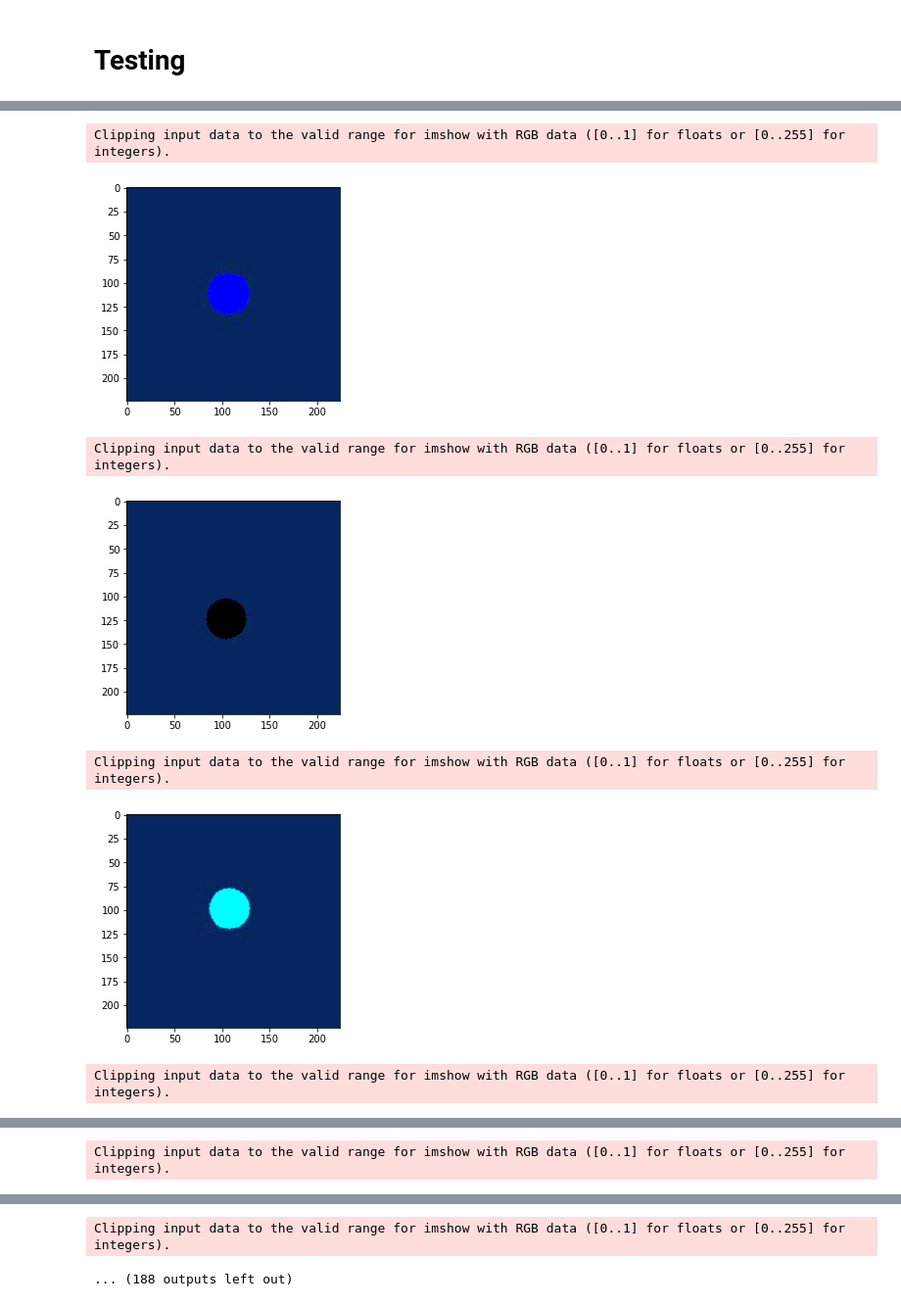
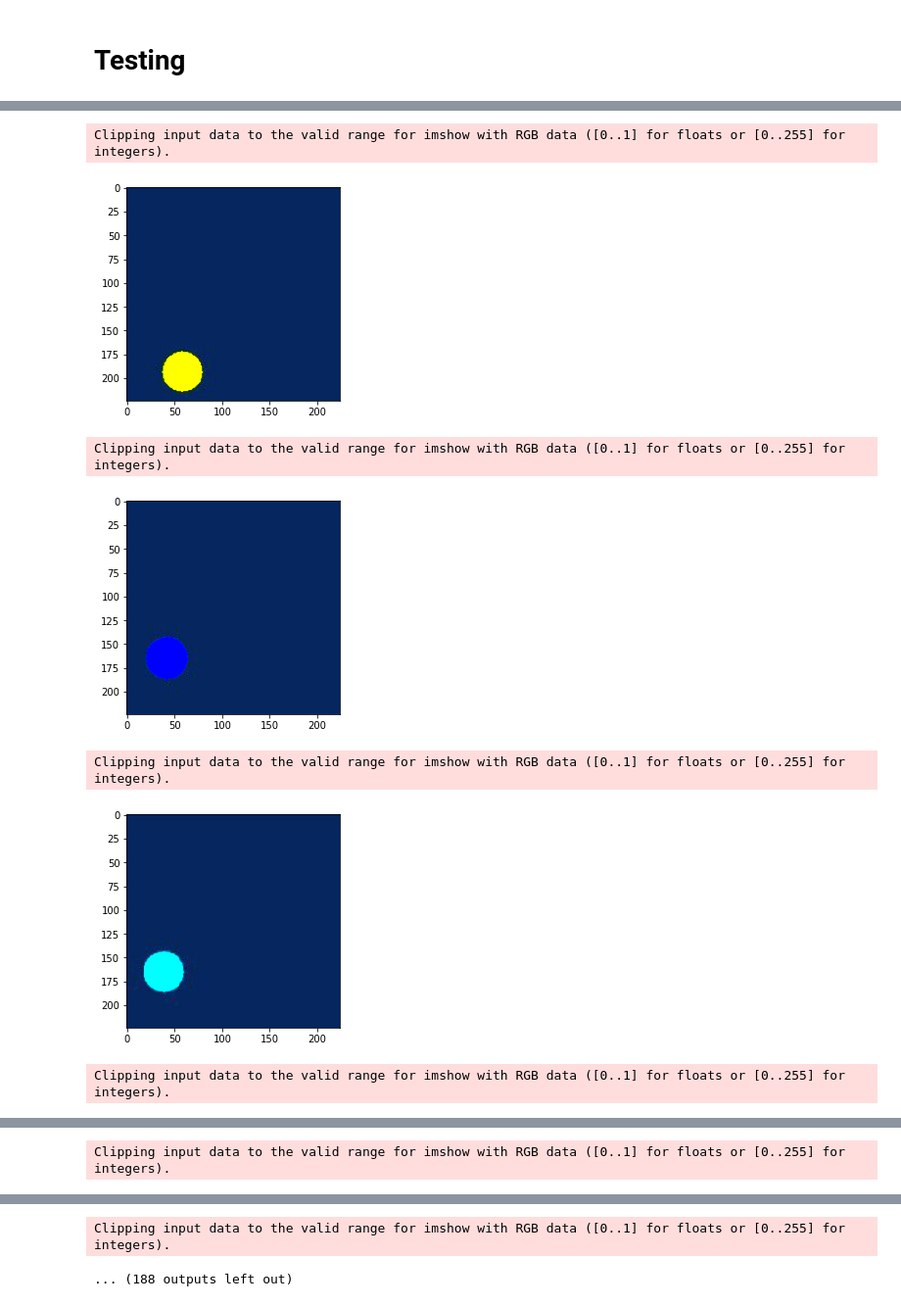
Before and after one commit to AntoineSueur/Brain-ML, a Jupyter notebook: Feature_Extraction.ipynb, the cells around one changed output, grey strips where cells are left out. Shown at 98% size. Drawn from its saved outputs; the diff is of its cells as text; code cells hidden in the pictures.

```diff
--- a/Feature_Extraction.ipynb
+++ b/Feature_Extraction.ipynb
@@ -279,12 +271,14 @@ def train(n_hidden, l1, dataset):
             #plt.scatter(x_embedded[:, 0], x_embedded[:, 1])
             #plt.show()
 
-    #hist = torch.histc(auto_encoder.encoder.weight)
-    #inf = torch.min(auto_encoder.encoder.weight.detach())
-    #sup = torch.max(auto_encoder.encoder.weight.detach())
-    #plt.plot(list(np.linspace(inf, sup, 100)), hist.detach().numpy())
-    #plt.title("n_hidden : {0}, l1_reg : {1}".format(n_hidden, l1))
-    #plt.show()
+    hist = torch.histc(auto_encoder.encoder.weight)
+    inf = torch.min(auto_encoder.encoder.weight.detach())
+    sup = torch.max(auto_encoder.encoder.weight.detach())
+    print("n_hidden : {0}, l1_reg : {1}".format(n_hidden, l1))
+    plt.xlabel('Weight values')
+    plt.ylabel('Counts')
+    plt.plot(list(np.linspace(inf, sup, 100)), hist.detach().numpy())
+    plt.show()
     return auto_encoder
 # %% [markdown]
 # Autoassociative memory - Hopfield Network - BCPNN
@@ -347,15 +341,17 @@ def calculate_weights(learning_samples, hypercolumn_size):
 
     return w, bias
 
-def softmax(x, temperature):
-    return np.exp(x)/np.expand_dims(np.sum(np.exp(x), axis = 1), axis = 1)
+def softmax(x, temperature = 1):
+    return np.exp(x/temperature)/np.expand_dims(np.sum(np.exp(x/temperature), axis = 1), axis = 1)
 
-def recall(x):
+def recall(x, epsilon = 250):
     nb_intervals = percentiles.shape[0] - 1
 
-    for i in range(3):
+    x_prev = np.random.random(x.shape)
+    while(np.linalg.norm(x - x_prev) > epsilon):
+        print(np.linalg.norm(x - x_prev), epsilon)
+        x_prev = x
         x = np.dot(x, w) + bias
-
         for j in range(0,x.shape[1], nb_intervals):
             x[:, j:j+nb_intervals] = softmax(x[:, j:j+nb_intervals] - np.expand_dims(np.amax(x[:, j:j+nb_intervals], axis=1), axis = 1), temperature = 1)
 
@@ -479,14 +477,14 @@ Final MSE :  tensor(0.0189, grad_fn=<MseLossBackward>)
 
 """x_embedded = TSNE(n_components=2).fit_transform(captions_train.numpy())
 plt.scatter(x_embedded[:, 0], x_embedded[:, 1])
-plt.show()"""
+plt.show()
 
 x_embedded = TSNE(n_components=2).fit_transform(dataset.numpy())
 plt.scatter(x_embedded[:, 0], x_embedded[:, 1])
 plt.show()
 
-"""for n_hidden, l1 in itertools.product([100,1300,3000],[0,1e-5]):
-    train(n_hidden, l1)
+for n_hidden, l1 in itertools.product([100,1300,3000],[0,1e-5]):
+    train(n_hidden, l1, dataset)
 
 hist = torch.histc(auto_encoder.encoder.weight)
 inf = torch.min(auto_encoder.encoder.weight.detach())
@@ -604,25 +624,25 @@ ValueError: Incorrect number of features. Got 1300 features, expected 8000
 # %%
 # Visualize cluster content
 
 images = sorted(os.listdir('./Data/Circle_Dataset/train/images/'))
 
 y_kmeans = k_means.predict(output)
-ix = np.isin(y_kmeans, 4)
+ix = np.isin(y_kmeans, 3)
 mask = np.where(ix)
 
 for i, (image, label) in enumerate(tqdm(dataloaders['train'])):
     out = torchvision.utils.make_grid(image)
 
     if(i in list(mask[0])):
         out =  np.swapaxes(np.swapaxes(out,0,1),1,2)
         plt.imshow(out)
         plt.show()
 # %% [output]
 [interactive output not drawn]
 Clipping input data to the valid range for imshow with RGB data ([0..1] for floats or [0..255] for integers).
-[figure, old version]
+[figure, new version]
 Clipping input data to the valid range for imshow with RGB data ([0..1] for floats or [0..255] for integers).
-[figure, old version]
+[figure, new version]
 Clipping input data to the valid range for imshow with RGB data ([0..1] for floats or [0..255] for integers).
-[figure, old version]
+[figure, new version]
 Clipping input data to the valid range for imshow with RGB data ([0..1] for floats or [0..255] for integers).
```
Also changed, not shown: parts of 15 cells of this notebook.
